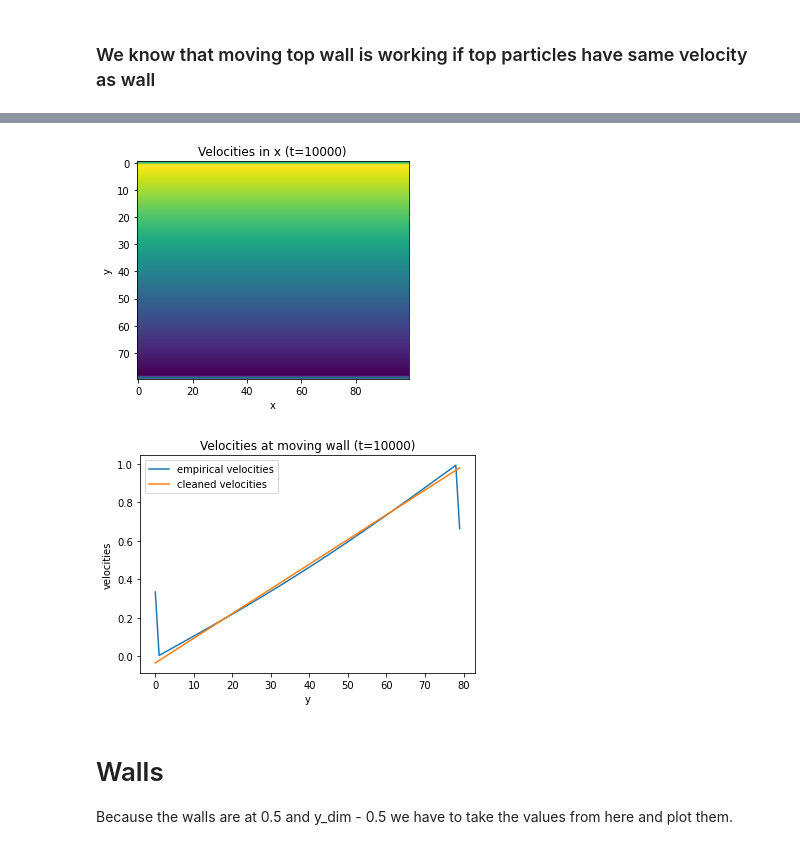
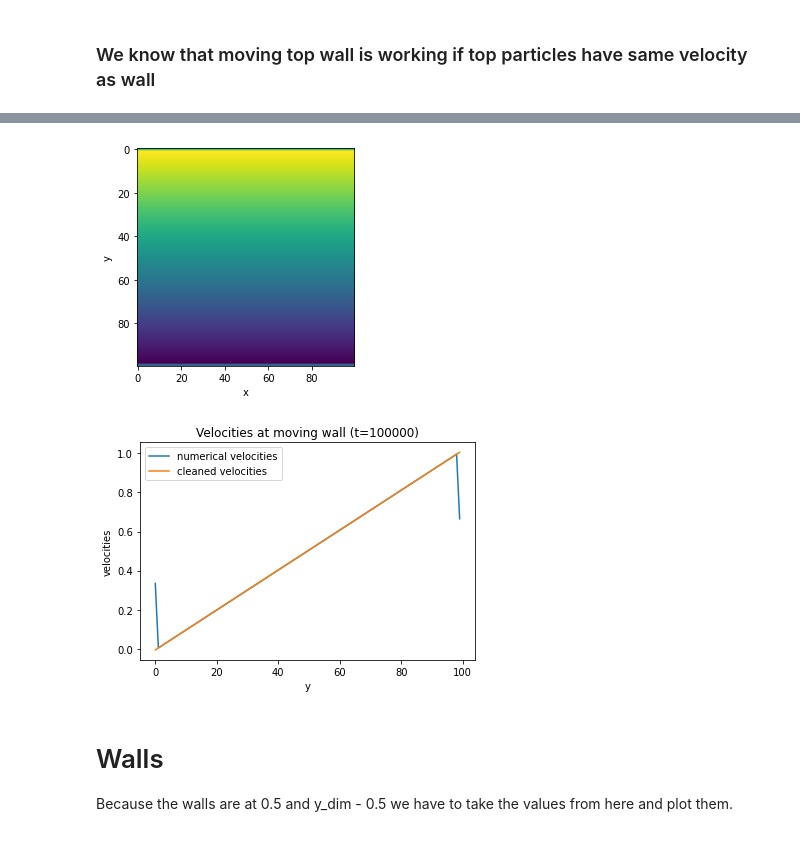
Before and after one commit to jonas27/pylbm, a Jupyter notebook: milestones/m4/m4.ipynb, the cells around one changed output, grey strips where cells are left out. Cells and saved outputs as stored; diff of their text form; code cells hidden in the pictures.

```diff
--- a/milestones/m4/m4.ipynb
+++ b/milestones/m4/m4.ipynb
@@ -7,6 +8,11 @@ from pylbm import lbm
 # %%
-x_dim, y_dim = 100, 80
-epochs = 10000
+x_dim, y_dim = 100, 100
+epochs = 100000
 top_vel = 1
 omega = 1
-velocities = m4_helpers.m4_1(x_dim=x_dim, y_dim=y_dim, epochs=epochs, omega=omega, top_vel=top_vel)
+path = "./velocities.npy"
+if os.path.isfile(path):
+    velocities = np.load(path)
+else:
+    velocities = m4_helpers.m4_1(x_dim=x_dim, y_dim=y_dim, epochs=epochs, omega=omega, top_vel=top_vel)
+    np.save(path, velocities)
@@ -42,36 +71,38 @@ plt.close()
 # %%
 fig = plt.figure(figsize=(6,4))
 ax = fig.subplots()
-ax.set_title("Velocities in x (t={})".format(epochs))
+# ax.set_title("Velocities in x (t={})".format(epochs))
 u_aij_max = velocities[-1]
 ax.set_ylabel("y")
 ax.set_xlabel("x")
-plt.imshow(np.rot90(velocities[-1][0,:,:]))
+ax.imshow(np.rot90(velocities[-1][0,:,:]))
+lbm.save_fig(fig, 'm4-1-velocitities-in-x.pgf')
 plt.show()
 plt.close()
 
 # Walls
 # Because the walls are at 0.5 and y_dim - 0.5 we have to take the values from here and plot them.
 fig = plt.figure(figsize=(6,4))
 ax = fig.subplots()
 ax.set_title("Velocities at moving wall (t={})".format(epochs))
 
 def func(x, a, b):
     return a * x + b
 popt, pcov = curve_fit(func, np.arange(y_dim-2)+1, u_aij_max[0,0,1:-1])
 vel_clean = popt[0]*(np.arange(y_dim) + 0.0) + popt[1]
 # vel_clean = popt[0]*(np.arange(y_dim) + 0.5) + popt[1]
 # ax.set_xticks(np.arange(y_dim))
-ax.plot(np.arange(y_dim), u_aij_max[0,0,:], label="empirical velocities")
+ax.plot(np.arange(y_dim), u_aij_max[0,0,:], label="numerical velocities")
 ax.plot(np.arange(y_dim), vel_clean, label="cleaned velocities")
 ax.set_xlabel("y")
 ax.set_ylabel("velocities")
 ax.legend()
+lbm.save_fig(fig, 'm4-1-velocitities-at-moving-wall-t-100000.pgf')
 plt.show()
 plt.close()
 # %% [output]
-[figure, old version]
+[figure, new version]
-[figure, old version]
+[figure, new version]
 # %% [markdown]
 # Walls
 Because the walls are at 0.5 and y_dim - 0.5 we have to take the values from here and plot them.
```
Also changed, not shown: parts of 4 cells of this notebook, 28 other files.
